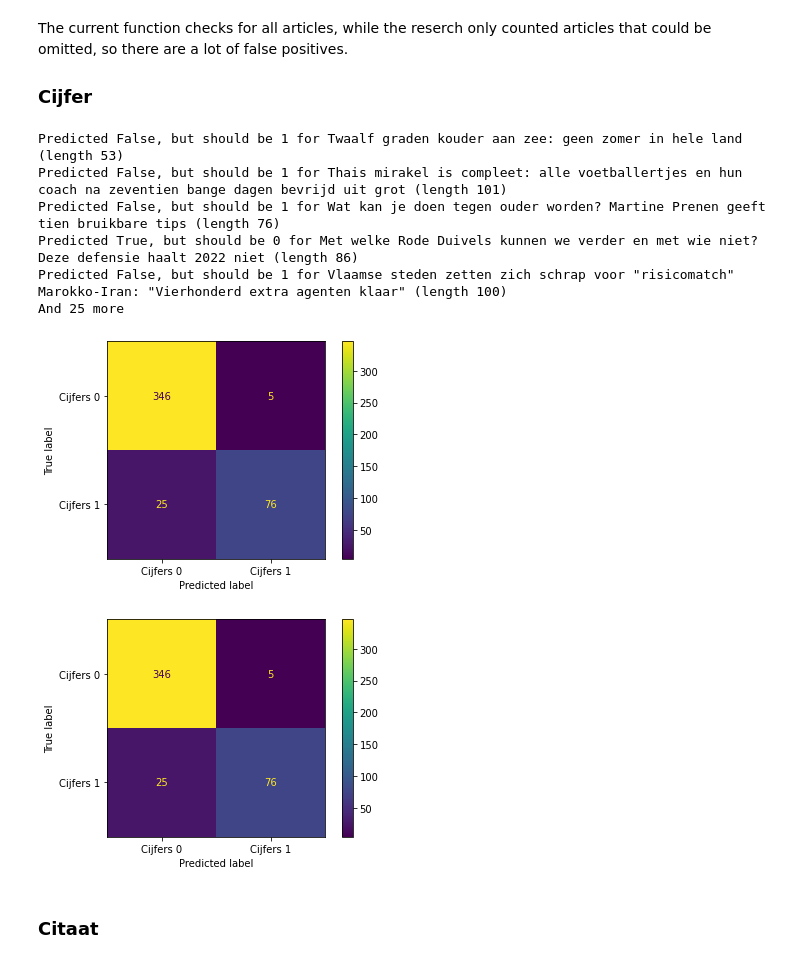
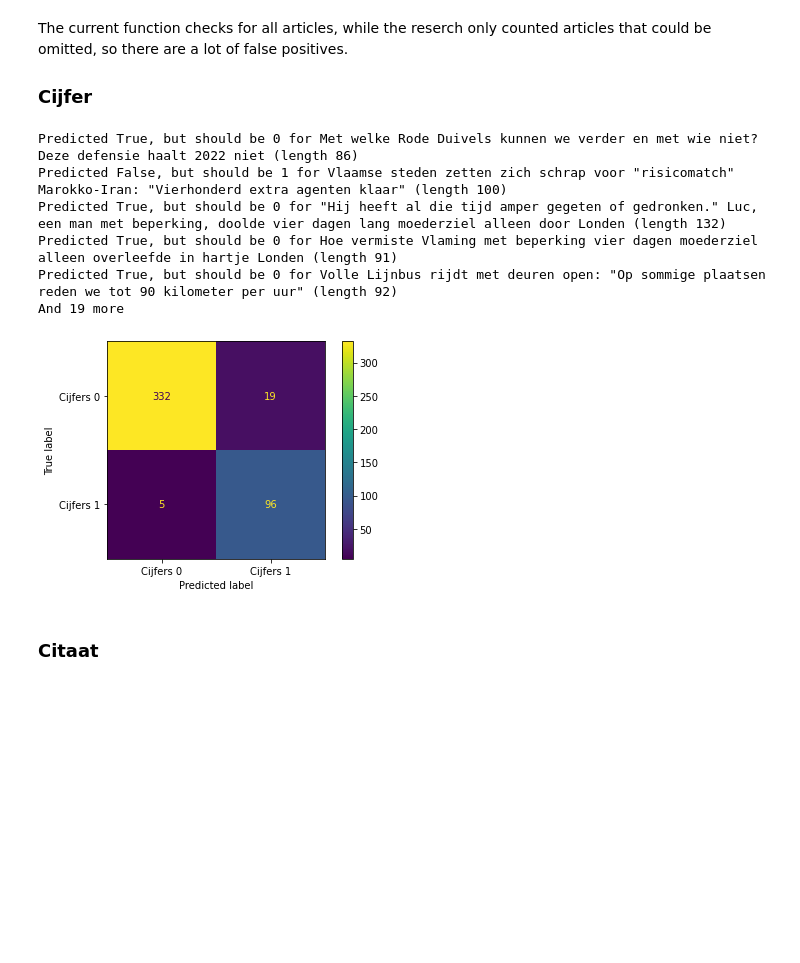
Before and after one commit to arnodeceuninck/news-headlines-research, a Jupyter notebook: 1 Label classification.ipynb, the cells around one changed output. Drawn from its saved outputs; the diff is of its cells as text; code cells hidden in the pictures; blank space fills up the shorter version.

Commit message:
Better adjectives prediction, Eigennamen, Betrekking, Voor+Achternaam, Cijfers

```diff
--- a/1 Label classification.ipynb
+++ b/1 Label classification.ipynb
@@ -478,7 +479,7 @@ def contains_number_word(headline):
                "veertig", "vijftig", "zestig", "zeventig", "tachtig", "negentig", "honderd", "duizend", "miljoen",
                "miljard", "biljoen", "biljard",
                "triljoen"]  #, "triljard", "quadriljoen", "quadriljard", "quintiljoen", "quintiljard", "sextiljoen", "sextiljard", "septiljoen", "septiljard", "octiljoen", "octiljard", "noniljoen", "noniljard", "deciljoen", "deciljard", "undeciljoen", "undeciljard", "duodeciljoen", "duodeciljard", "tredeciljoen", "tredeciljard", "quattuordeciljoen", "quattuordeciljard", "quindeciljoen", "quindeciljard", "sexdeciljoen", "sexdeciljard", "septendeciljoen", "septendeciljard", "octodeciljoen", "octodeciljard", "novemdeciljoen", "novemdeciljard", "vigintiljoen", "vigintiljard", "unvigintiljoen", "unvigintiljard", "duovigintiljoen", "duovigintiljard", "trevigintiljoen", "trevigintiljard", "quattuorvigintiljoen", "quattuorvigintiljard", "quinquavigintiljoen", "quinquavigintiljard", "sexvigintiljoen", "sexvigintiljard", "septenvigintiljoen",
-    headline = headline.lower()
+    headline = headline.lower().split()
     for number in numbers:
         if number in headline:
             return True
@@ -489,6 +490,8 @@ def contains_number(headline):
     # TODO? This doesn't check numbers written as text (e.g. "five")
     return any(char.isdigit() for char in headline)  # or contains_number_word(headline)
 
+def contains_number_or_number_word(headline):
+    return contains_number(headline) or contains_number_word(headline)
 
 print(contains_number(
     "Iedereen dacht dat 313 kinderen ziek werden door zijn lasagne, maar dat klopt niet: \"Wat dan wél?\""))
@@ -610,16 +609,15 @@ And 281 more
 The current function checks for all articles, while the reserch only counted articles that could be omitted, so there are a lot of false positives.
 ### Cijfer
 # %%
-get_evaluation("Cijfers", contains_number)
+get_evaluation("Cijfers", contains_number_or_number_word)
 # %% [output]
-Predicted False, but should be 1 for Twaalf graden kouder aan zee: geen zomer in hele land (length 53)
-Predicted False, but should be 1 for Thais mirakel is compleet: alle voetballertjes en hun coach na zeventien bange dagen bevrijd uit grot (length 101)
-Predicted False, but should be 1 for Wat kan je doen tegen ouder worden? Martine Prenen geeft tien bruikbare tips (length 76)
 Predicted True, but should be 0 for Met welke Rode Duivels kunnen we verder en met wie niet? Deze defensie haalt 2022 niet (length 86)
 Predicted False, but should be 1 for Vlaamse steden zetten zich schrap voor "risicomatch" Marokko-Iran: "Vierhonderd extra agenten klaar" (length 100)
-And 25 more
+Predicted True, but should be 0 for "Hij heeft al die tijd amper gegeten of gedronken." Luc, een man met beperking, doolde vier dagen lang moederziel alleen door Londen (length 132)
+Predicted True, but should be 0 for Hoe vermiste Vlaming met beperking vier dagen moederziel alleen overleefde in hartje Londen (length 91)
+Predicted True, but should be 0 for Volle Lijnbus rijdt met deuren open: "Op sommige plaatsen reden we tot 90 kilometer per uur" (length 92)
+And 19 more
-[figure, old version]
+[figure, new version]
-[figure, removed]
 # %% [markdown]
 ### Citaat
 # %%
```
Also changed, not shown: parts of 249 cells of this notebook.
